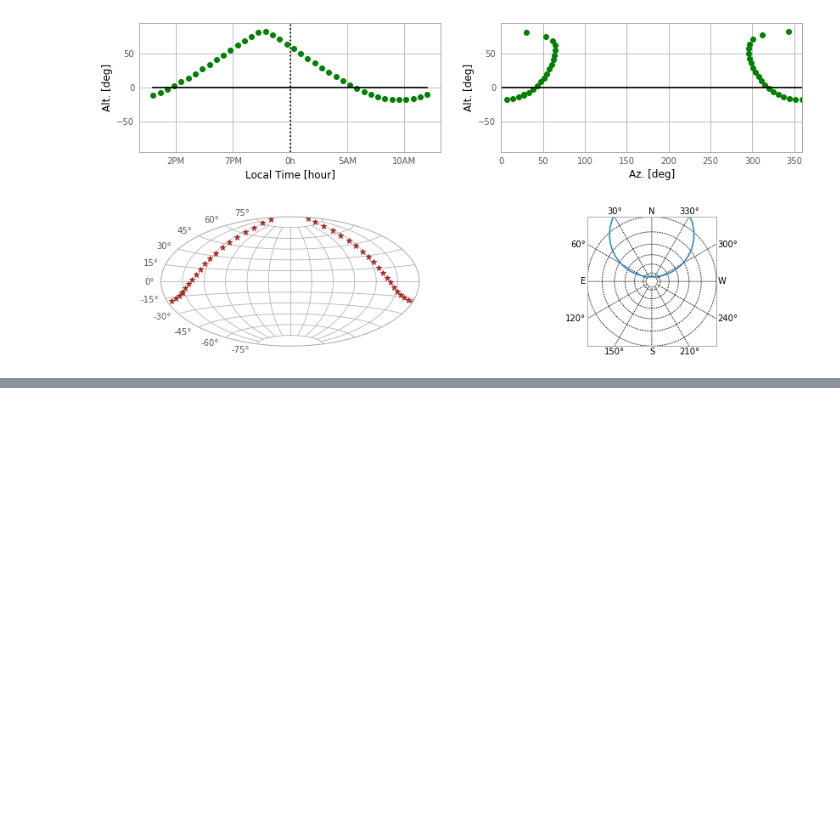
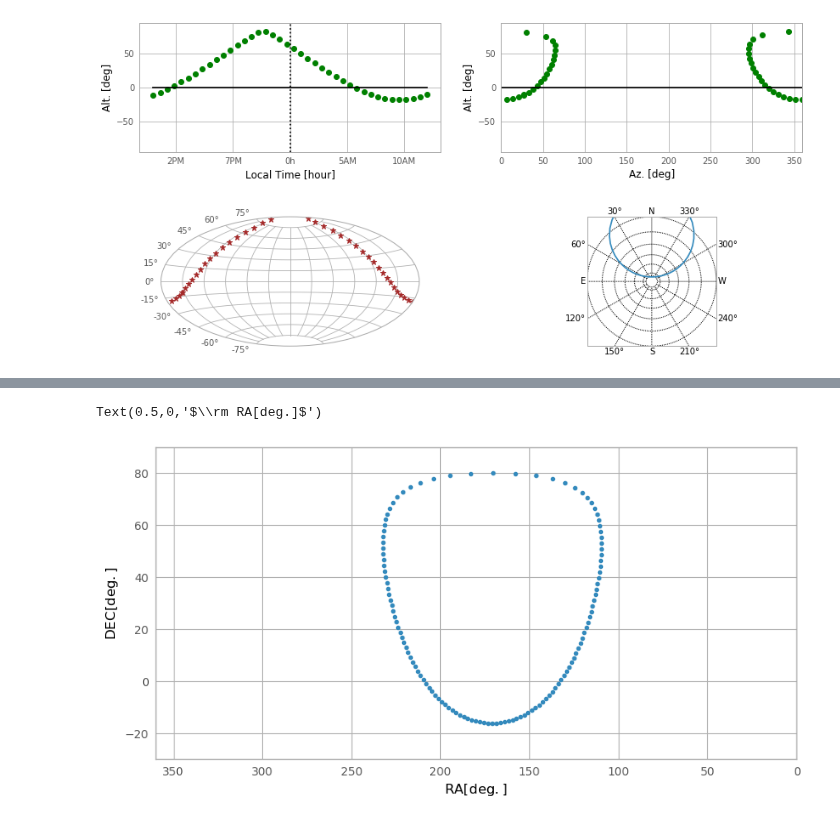
Before and after one commit to ekourkchi/reddening, a Jupyter notebook: objTracker.ipynb, the cells around one changed output, grey strips where cells are left out. Cells and saved outputs as stored; diff of their text form; code cells hidden in the pictures; blank space fills up the shorter version.

```diff
--- a/objTracker.ipynb
+++ b/objTracker.ipynb
@@ -167,0 +168,67 @@ Text(0.5,0,'$\\rm RA[deg.]$')
+# %%
+from datetime import datetime as dt
+import time
+
+## skyCircle(TIME, DATE)
+## TIME = [0,0,0]      # h,m,s
+## DATE = [2019,3,20]  # y,m,d
+
+def skyCircle(tt, dd):
+
+    ds = str(dd[0])+'-'+str(dd[1])+'-'+str(dd[2])
+    ts = str(tt[0])+':'+str(tt[1])+':'+str(tt[2])
+    observatory = "kpno"
+    name = "Kitt Peak National Observatory"
+    Lon =  -(111 + 35/60. + 59.6/3600)
+    Lat = 31.9599
+    Height = 2120.      # meter
+
+
+    obsTime = dt(dd[0],dd[1],dd[2],tt[0],tt[1],tt[2])
+    reference = dt(2000,1,1,12,0,0)           # UTCref
+    reference = time.mktime(reference.timetuple())
+    obsTime   = time.mktime(obsTime.timetuple()) + 7*3600
+    deltaT = (obsTime-reference) / (24*3600);
+
+    # Convert to LST
+    LST_hours = ((18.697374558 + 24.06570982441908 * deltaT) + Lon/15.) % 24;
+    LST_degrees = LST_hours * 15
+
+
+    obsTime = Time(ds+' '+ts)
+    loc = EarthLocation(lat=Lat*u.deg, lon=Lon*u.deg, height=Height*u.m)
+
+    zenithangle = 48.19  # deg The zenith angle at which airmass equals 1.5
+    az = np.arange(0,360,3)
+    alt = az*0 + (90 - zenithangle)
+
+    newAltAzcoordiantes = SkyCoord(alt = alt, az = az, obstime = obsTime, frame = 'altaz', location = loc, unit="deg")
+    ra = newAltAzcoordiantes.icrs.ra.deg
+    dec = newAltAzcoordiantes.icrs.dec.deg
+
+    newAltAzcoordiantes = SkyCoord(alt = [90], az = [90], obstime = obsTime, frame = 'altaz', location = loc, unit="deg")
+    ra0 = newAltAzcoordiantes.icrs.ra.deg
+    ra0 = ra0[0]
+    ra0 = (ra-ra0)%360
+    ra = (ra0+LST_degrees)%360
+
+    return ra, dec
+#########################
+
+TT = [0,0,0]      # h,m,s
+DD = [2019,3,20]  # y,m,d
+ra, dec = skyCircle(TT, DD)
+
+
+fig=plt.figure(figsize=(10, 5), dpi=100)
+ax= fig.add_subplot(111)
+plt.plot(ra,dec,'.')
+
+ax.set_xlim([360,0])
+ax.set_ylim([-30,90])
+
+ax.set_ylabel(r'$\rm DEC[deg.]$', fontsize=12)
+ax.set_xlabel(r'$\rm RA[deg.]$', fontsize=12)
+# %% [output]
+Text(0.5,0,'$\\rm RA[deg.]$')
+[figure, added]
```
Also changed, not shown: parts of 1 cell of this notebook.
